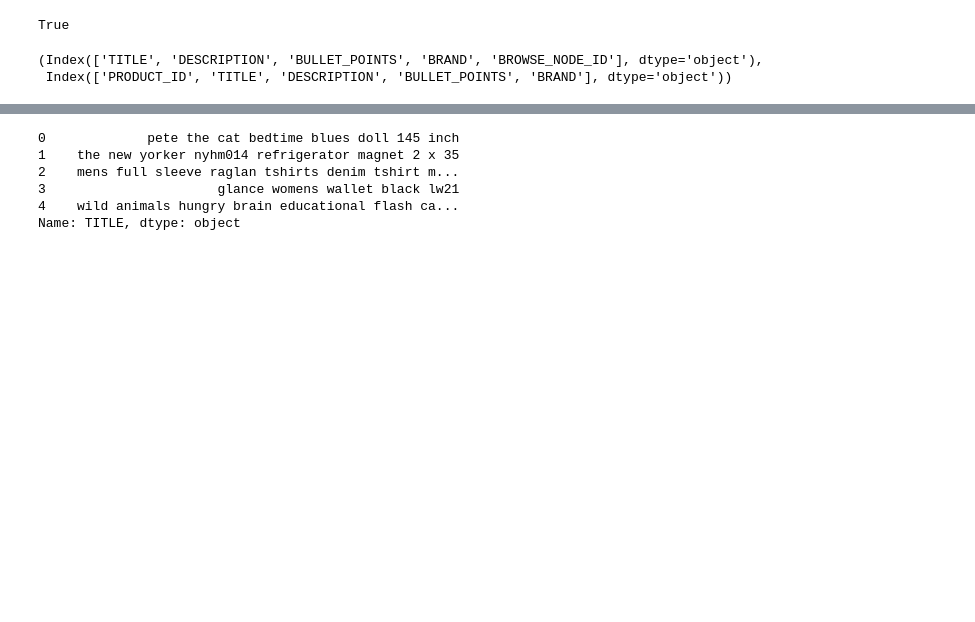
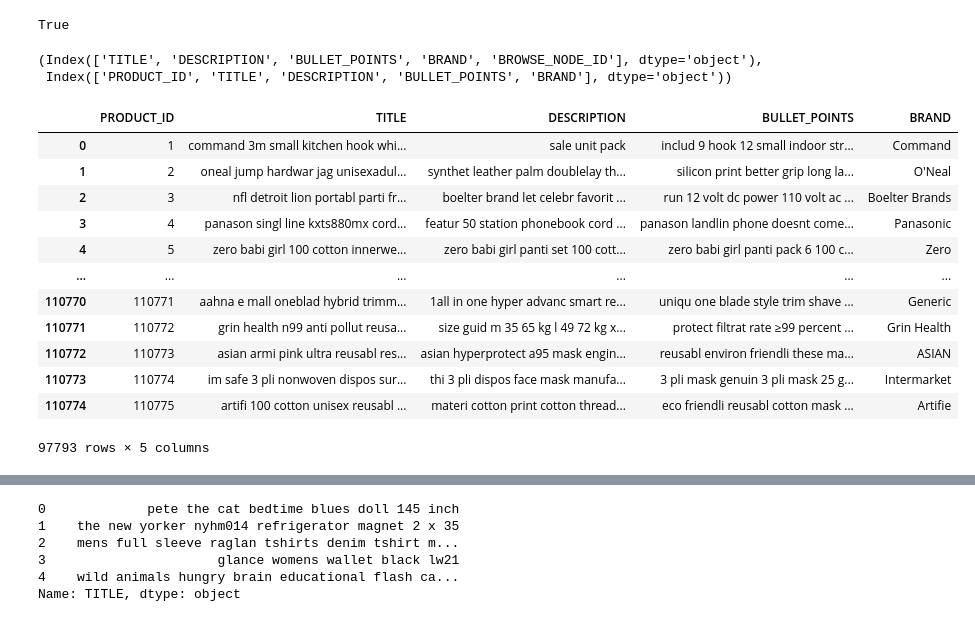
Before and after one commit to bishalbar77/Amazon_ML, a Jupyter notebook: Amazon_ML_2.ipynb, the cells around one changed output, grey strips where cells are left out. Cells and saved outputs as stored; diff of their text form; code cells hidden in the pictures; blank space fills up the shorter version.

```diff
--- a/Amazon_ML_2.ipynb
+++ b/Amazon_ML_2.ipynb
@@ -56,7 +56,7 @@ trainData
 | 2903023 | KNG Orange Polo Tshirt (38) | Performance inspired by comfort. ... | NaN | KNG | 1213 |
 2903024 rows × 5 columns
 # %%
-testData = pd.read_csv('/content/amazon_contest/content/dataset/test.csv',escapechar = "\\" , quoting=3)
+testData = pd.read_csv('/content/amazon_contest/dataset/test.csv',escapechar = "\\" , quoting=3)
 # %%
 testData
 # %% [output]
@@ -104,6 +104,8 @@ BRAND             2430
 dtype: int64
 # %%
 trainData.dropna(inplace=True)
+# %%
+testData.dropna(inplace=True)
 # %%
 trainData.shape
 # %% [output]
@@ -176,6 +178,22 @@ def preProcessingAllColumns(df):
   return df
 # %%
 preProcessingAllColumns(trainData)
+# %%
+preProcessingAllColumns(testData)
+# %% [output]
+|  | PRODUCT_ID | TITLE | DESCRIPTION | BULLET_POINTS | BRAND |
+| 0 | 1 | command 3m small kitchen hook whi... | sale unit pack | includ 9 hook 12 small indoor str... | Command |
+| 1 | 2 | oneal jump hardwar jag unisexadul... | synthet leather palm doublelay th... | silicon print better grip long la... | O'Neal |
+| 2 | 3 | nfl detroit lion portabl parti fr... | boelter brand let celebr favorit ... | run 12 volt dc power 110 volt ac ... | Boelter Brands |
+| 3 | 4 | panason singl line kxts880mx cord... | featur 50 station phonebook cord ... | panason landlin phone doesnt come... | Panasonic |
+| 4 | 5 | zero babi girl 100 cotton innerwe... | zero babi girl panti set 100 cott... | zero babi girl panti pack 6 100 c... | Zero |
+| ... | ... | ... | ... | ... | ... |
+| 110770 | 110771 | aahna e mall oneblad hybrid trimm... | 1all in one hyper advanc smart re... | uniqu one blade style trim shave ... | Generic |
+| 110771 | 110772 | grin health n99 anti pollut reusa... | size guid m 35 65 kg l 49 72 kg x... | protect filtrat rate ≥99 percent ... | Grin Health |
+| 110772 | 110773 | asian armi pink ultra reusabl res... | asian hyperprotect a95 mask engin... | reusabl environ friendli these ma... | ASIAN |
+| 110773 | 110774 | im safe 3 pli nonwoven dispos sur... | thi 3 pli dispos face mask manufa... | 3 pli mask genuin 3 pli mask 25 g... | Intermarket |
+| 110774 | 110775 | artifi 100 cotton unisex reusabl ... | materi cotton print cotton thread... | eco friendli reusabl cotton mask ... | Artifie |
+97793 rows × 5 columns
 # %%
 trainData
 # %% [output]
```
Also changed, not shown: parts of 15 cells of this notebook.
